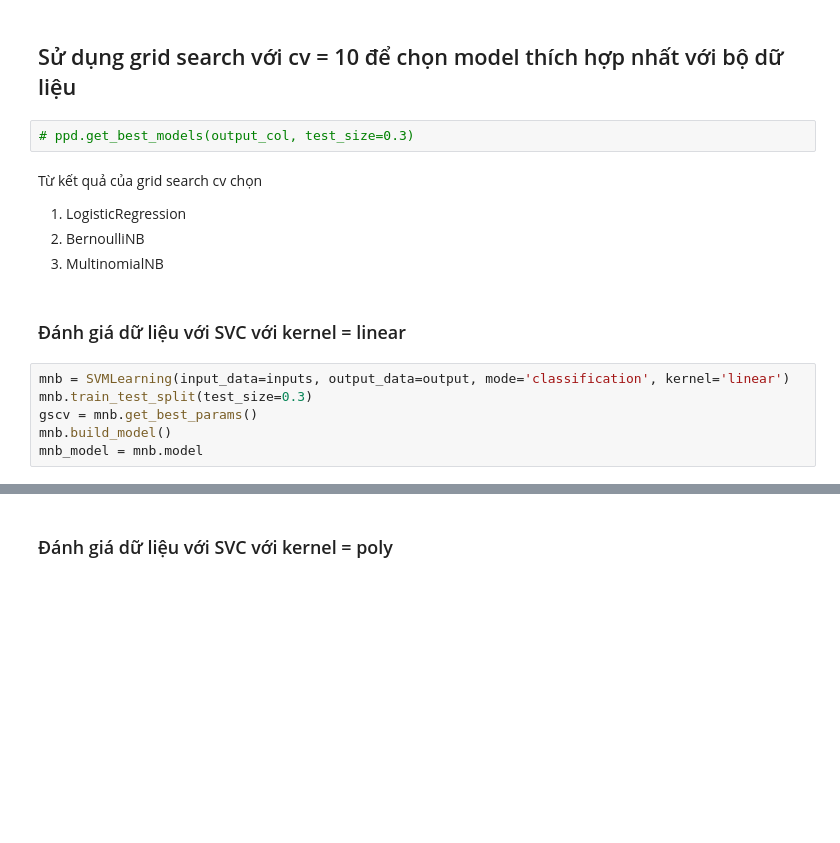
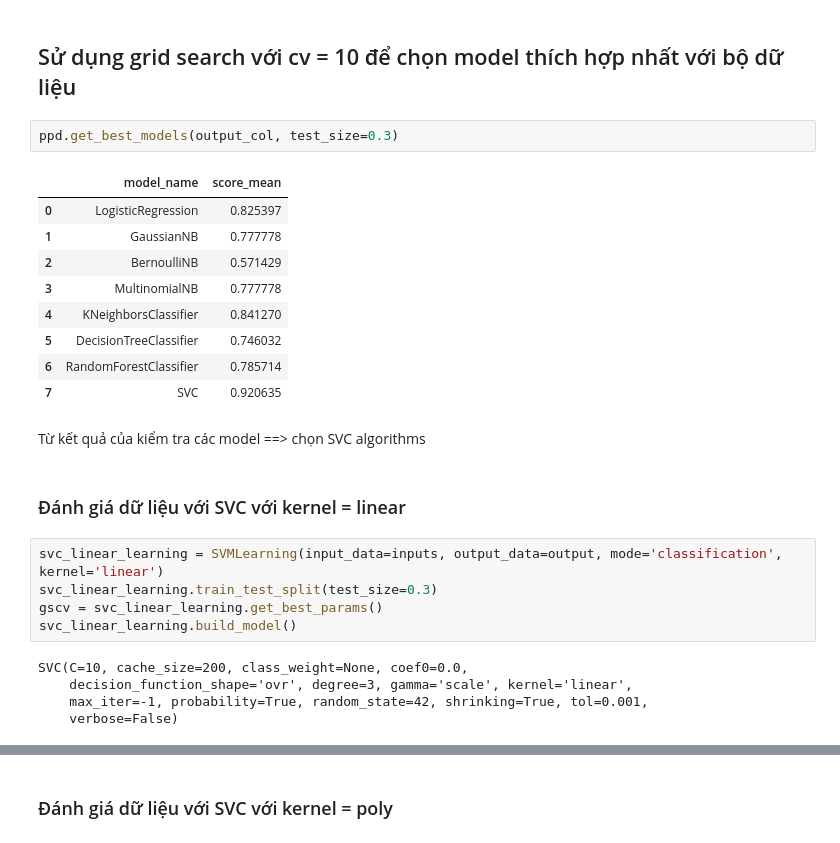
Before and after one commit to virgodarth/machine-learning, a Jupyter notebook: 2. Connectsionist Bench (Sonar, Mines vs. Rocks).ipynb, the cells around one changed output, grey strips where cells are left out. Cells and saved outputs as stored; diff of their text form; blank space fills up the shorter version.

```diff
--- a/2. Connectsionist Bench (Sonar, Mines vs. Rocks).ipynb
+++ b/2. Connectsionist Bench (Sonar, Mines vs. Rocks).ipynb
@@ -63,18 +75,29 @@ output = ppd.data[output_col]
 # %% [markdown]
 ## Sử dụng grid search với cv = 10 để chọn model thích hợp nhất với bộ dữ liệu
 # %%
-# ppd.get_best_models(output_col, test_size=0.3)
+ppd.get_best_models(output_col, test_size=0.3)
+# %% [output]
+|  | model_name | score_mean |
+| 0 | LogisticRegression | 0.825397 |
+| 1 | GaussianNB | 0.777778 |
+| 2 | BernoulliNB | 0.571429 |
+| 3 | MultinomialNB | 0.777778 |
+| 4 | KNeighborsClassifier | 0.841270 |
+| 5 | DecisionTreeClassifier | 0.746032 |
+| 6 | RandomForestClassifier | 0.785714 |
+| 7 | SVC | 0.920635 |
-# %% [markdown]
-Từ kết quả của grid search cv chọn
-1. LogisticRegression
-2. BernoulliNB
-3. MultinomialNB
+# %% [markdown]
+Từ kết quả của kiểm tra các model ==> chọn SVC algorithms
 # %% [markdown]
 ### Đánh giá dữ liệu với SVC với kernel = linear
 # %%
-mnb = SVMLearning(input_data=inputs, output_data=output, mode='classification', kernel='linear')
-mnb.train_test_split(test_size=0.3)
-gscv = mnb.get_best_params()
-mnb.build_model()
-mnb_model = mnb.model
+svc_linear_learning = SVMLearning(input_data=inputs, output_data=output, mode='classification', kernel='linear')
+svc_linear_learning.train_test_split(test_size=0.3)
+gscv = svc_linear_learning.get_best_params()
+svc_linear_learning.build_model()
+# %% [output]
+SVC(C=10, cache_size=200, class_weight=None, coef0=0.0,
+    decision_function_shape='ovr', degree=3, gamma='scale', kernel='linear',
+    max_iter=-1, probability=True, random_state=42, shrinking=True, tol=0.001,
+    verbose=False)
 # %%
```
Also changed, not shown: parts of 18 cells of this notebook, 6 other files.
